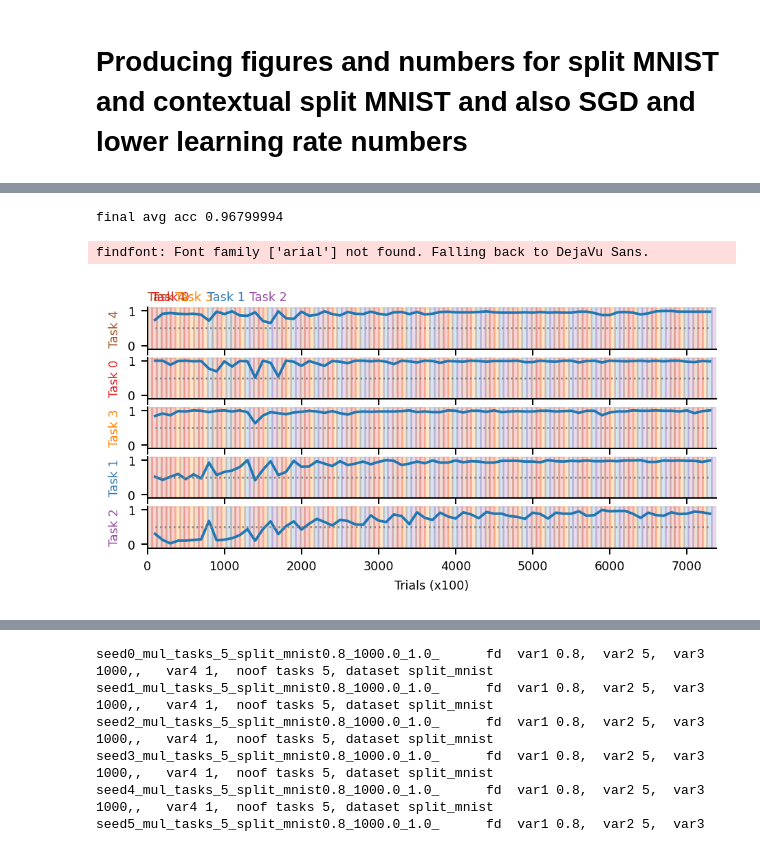
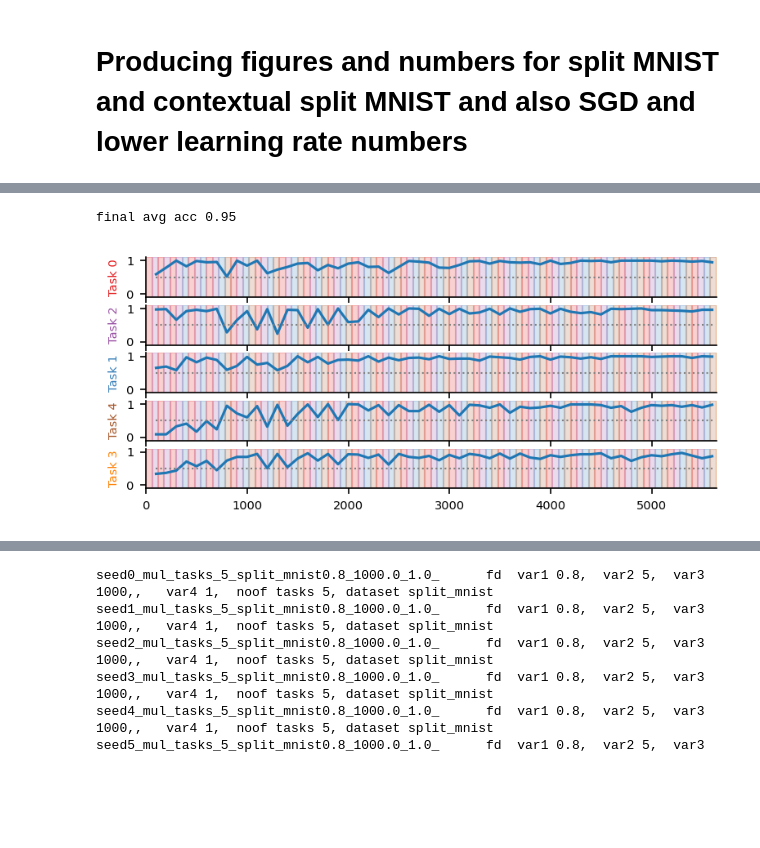
Before and after one commit to hummosa/Thalamus, a Jupyter notebook: analysis/ICLR_split_MNIST_results.ipynb, the cells around one changed output, grey strips where cells are left out. Cells and saved outputs as stored; diff of their text form; code cells hidden in the pictures; blank space fills up the shorter version.

```diff
--- a/analysis/ICLR_split_MNIST_results.ipynb
+++ b/analysis/ICLR_split_MNIST_results.ipynb
@@ -74,11 +74,11 @@ data_folder = './../files/cluster_split_mnist_sparsity_rehearsal_5tasks/random_g
 data_folder = './../files/paper_data/cluster_split_mnist_sparsity_rehearsal_5tasks_testing_dataset/random_gates_mul/' # Final results for split MNIST
 dataset = 'split_mnist'
 exp_name= ''
-seed = 14
+seed = 18
 var1 = 0.8
 var3 = 1000.0
 var4 = 1.0
-no_of_tasks = 5
+no_of_tasks = 4 # Can choose 4 or 5 from the same folder, to show results for train on 4 and test on 5 or train on all.
 # dataset = 'neurogym'
 # var3 = 1.0
 
@@ -104,36 +195,36 @@ if hasattr(training_log, 'start_optimizing_at'):
         max_x = training_log.start_optimizing_at #training_log.switch_trialxxbatch[num_tasks] #* config.print_every_batches
 elif hasattr(training_log, 'start_testing_at'):
         max_x = training_log.start_testing_at #training_log.switch_trialxxbatch[num_tasks] #* config.print_every_batches
 else:
         max_x = training_log.stamps[-1]
         # max_x = 3000
-fig, axes = plt.subplots(num_tasks,1, figsize=[15/2.53,6.5/2.53])
+# fig, axes = plt.subplots(num_tasks,1, figsize=[15/2.53,6.5/2.53])
+fig, axes = plt.subplots(num_tasks,1, figsize=[6,2.5])
 for i, (tid, tn) in enumerate(config.tasks_id_name[:num_tasks]):
         # print(f'currently plot i {i} tid: {tid}  and tn {tn} ')
         ax = axes[ i ] # log i goes to the col direction -->
         ax.set_ylim([-0.1,1.1])
         ax.set_xlim([0, max_x])
 #         ax.axis('off')
         ax.plot(log.stamps, [test_acc[tid] for test_acc in log.accuracies], linewidth=1.5)
         ax.plot(log.stamps, np.ones_like(log.stamps)*0.5, ':', color='grey', linewidth=1)
         ax.set_ylabel(tn[7:-3].replace('class', 'Task '), fontdict={'color': cmap.to_rgba(tid)})
         for ri in range(len(training_log.switch_trialxxbatch)):
                 ax.axvspan(switches[ri], switches[ri+1], color =cmap.to_rgba(training_log.switch_task_id[ri]) , alpha=0.2)
         xtl = ax.get_xticklabels()
         if not (i +1== num_tasks):        ax.set_xticklabels([])
 for ti, id in enumerate(training_log.switch_task_id):
     if id not in already_seen and (training_log.switch_trialxxbatch[ti] < max_x):
         if len(already_seen) >= num_tasks: break # do not go beyond how many tasks are to be displayed
         already_seen.append(id)
         task_name = config.human_task_names[id]
-        axes[0].text(training_log.switch_trialxxbatch[ti], 1.3, task_name, color= cmap.to_rgba(id) )
+        # axes[0].text(training_log.switch_trialxxbatch[ti], 1.3, task_name, color= cmap.to_rgba(id) )
 # axes[0].text(400, 1.7, 'Tasks being trained -->', color= 'black', fontsize=6 ,)
 # axes[4].text(-0.1, 0.1, 'Accuracy on other tasks via latent updates', color= 'black', fontsize=6 ,rotation=90, transform=axes[4].transAxes)
-axes[-1].set_xlabel('Trials (x100)')
+# axes[-1].set_xlabel('Trials (x100)')
 final_accuracy_average = np.mean(list(testing_log.accuracies[-1].values()))
 print('final avg acc', final_accuracy_average)
 plt.savefig('./files/pdfs/thalamus_full_training_sequential.pdf', dpi=300)
 # %% [output]
-final avg acc 0.96799994
+final avg acc 0.95
-findfont: Font family ['arial'] not found. Falling back to DejaVu Sans.
-[figure, old version]
+[figure, new version]
```
Also changed, not shown: parts of 4 cells of this notebook, 8 other files.
